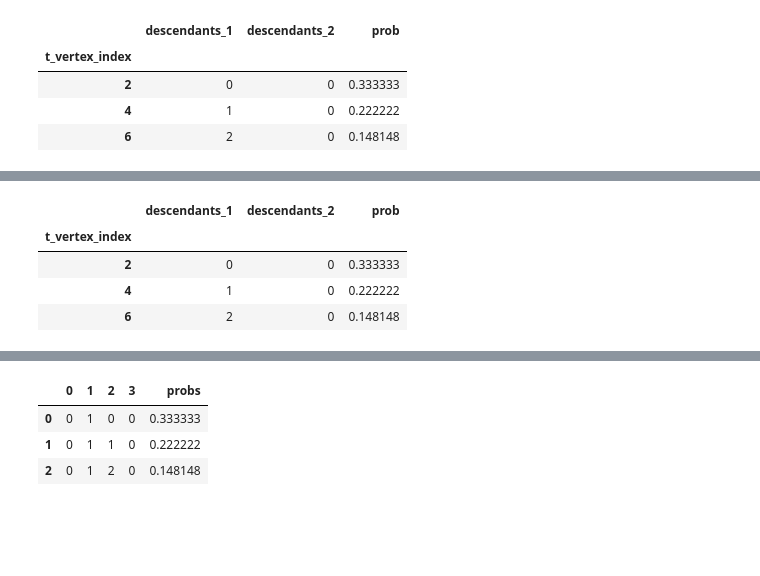
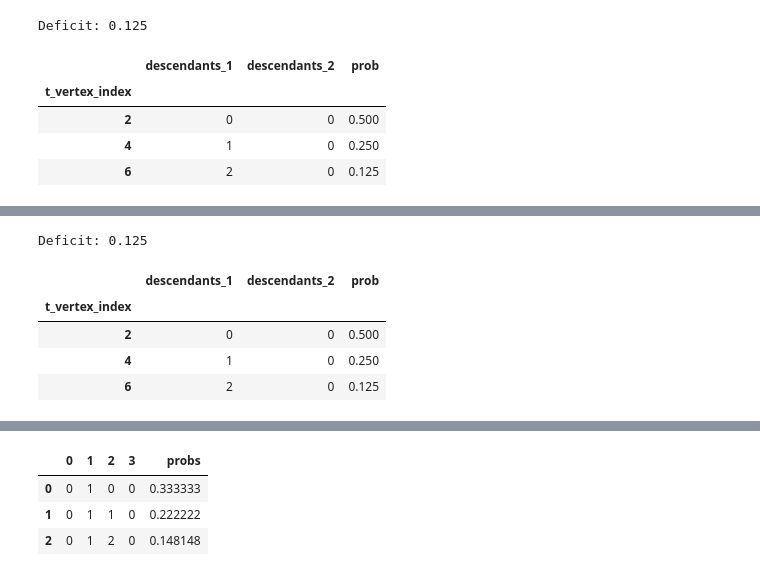
Before and after one commit to munch-group/phasic, a Jupyter notebook: docs/pages/tutorial/time_inhom_joint_prob.ipynb, the cells around one changed output, grey strips where cells are left out. Drawn from its saved outputs; the diff is of its cells as text; code cells hidden in the pictures; blank space fills up the shorter version.

```diff
--- a/docs/pages/tutorial/time_inhom_joint_prob.ipynb
+++ b/docs/pages/tutorial/time_inhom_joint_prob.ipynb
@@ -63,7 +63,7 @@ def clone_with_ipv(self, ipv):
     return new
 
 
-def joint_epoch_graph(self):
+def joint_stop_prob_graph(self):
     """
     Joint graph for computing joint probabilities across continuous time.
     """
@@ -120,8 +120,8 @@ def joint_epoch_graph(self):
 
         if v.index() in t_vertex_indices:
             t_aux_vertex = new.create_vertex([0]*self.state_length())
-            nv.add_edge(t_aux_vertex, [1]*self.state_length())
-            t_aux_vertex.add_edge(nv, [1]*self.state_length())
+            nv.add_edge(t_aux_vertex, [1]*self.param_length())
+            t_aux_vertex.add_edge(nv, [1]*self.param_length())
             t_aux_vertex_indices[v.index()] = t_aux_vertex.index()
             continue
 
@@ -145,7 +145,7 @@ def joint_epoch_graph(self):
     return new, t_aux_vertex_indices
 
 
-def joint_graph_stop_probabilities(self, t, t_aux_map):
+def joint_stop_probabilities(self, t, t_aux_map):
     """
     Joint prob graph IPV at time t. Made special so that t-states in the join graph are never left once entered.
 
@@ -166,7 +166,7 @@ def joint_graph_stop_probabilities(self, t, t_aux_map):
 
 def joint_probs_with_time(self, t, t_aux_map):
 
-    stop_probs = joint_graph_stop_probabilities(self, t, t_aux_map)
+    stop_probs = joint_stop_probabilities(self, t, t_aux_map)
 
     t_vertex_indices = np.array(sorted(t_aux_map.keys()))
 
@@ -175,25 +175,25 @@ def joint_probs_with_time(self, t, t_aux_map):
     return df
 
 
-def joint_graph_next_epoch_ipv(self, t):
+# def joint_graph_next_epoch_ipv(self, t):
 
-    new, t_aux_vertex_indices = joint_epoch_graph(self)
-    return joint_graph_stop_probabilities(new, t, t_aux_vertex_indices)
+#     new, t_aux_vertex_indices = joint_epoch_graph(self)
+#     return joint_graph_stop_probabilities(new, t, t_aux_vertex_indices)
 
 
-def joint_probs_final_epoch(self, t=100):
+# def joint_probs_final_epoch(self, t=100):
 
-    new, t_aux_map = joint_epoch_graph(self)
+#     new, t_aux_map = joint_epoch_graph(self)
 
-    return joint_probs_with_time(new, t, t_aux_map)
+#     return joint_probs_with_time(new, t, t_aux_map)
 
 
 
 N_SAMPLES = 2
-EPOCH_BOUNDARY = 0.5
+EPOCH_BOUNDARY = 0.3
 # EPOCH_BOUNDARY = 10
-TRUE_THETA1 = 1
-TRUE_THETA2 = 2
+TRUE_THETA1 = 2
+TRUE_THETA2 = 0.5
 # MUTATION_RATE = 0.01
 MUTATION_RATE = 1
 REWARD_LIMIT = 2      # cap on mutations per locus the joint graph tracks
@@ -220,24 +220,29 @@ indexer = StateIndexer(
 )
 # base graph ipv
 ipv = [0] * indexer.state_length
-ipv[indexer.lineages.props_to_index(descendants=1)] = N_SAMPLES  # start with N_SAMPLES singletons
+ipv[indexer.lineages.props_to_index(descendants=1)] = N_SAMPLES
 
 graph = Graph(coal_callback, ipv=ipv, indexer=indexer)
+graph.update_weights([TRUE_THETA1])
 graph.plot()
 # %% [output]
 [drawing not drawn]
 # %%
 joint_graph = graph.joint_prob_graph(mutation_rate=MUTATION_RATE, reward_limit=REWARD_LIMIT)
+joint_graph.update_weights([TRUE_THETA1, 1])
 joint_graph.plot(nodesep=0.5)
 # %% [output]
 [drawing not drawn]
 # %%
-joint_graph.joint_prob_table()
+df = joint_graph.joint_prob_table()
+print(f'Deficit: {1 - df.prob.sum():.4g}')
+df
 # %% [output]
+Deficit: 0.125
 |  | descendants_1 | descendants_2 | prob |
 | t_vertex_index |  |  |  |
-| 2 | 0 | 0 | 0.333333 |
-| 4 | 1 | 0 | 0.222222 |
-| 6 | 2 | 0 | 0.148148 |
+| 2 | 0 | 0 | 0.500 |
+| 4 | 1 | 0 | 0.250 |
+| 6 | 2 | 0 | 0.125 |
 # %%
 joint_graph_cont = graph.joint_prob_graph(mutation_rate=MUTATION_RATE, reward_limit=REWARD_LIMIT, discrete=False)
@@ -245,11 +251,14 @@ joint_graph_cont.plot()
 # %% [output]
 [drawing not drawn]
 # %%
-joint_graph_cont.joint_prob_table()
+df = joint_graph_cont.joint_prob_table()
+print(f'Deficit: {1 - df.prob.sum():.4g}')
+df
 # %% [output]
+Deficit: 0.125
 |  | descendants_1 | descendants_2 | prob |
 | t_vertex_index |  |  |  |
-| 2 | 0 | 0 | 0.333333 |
-| 4 | 1 | 0 | 0.222222 |
-| 6 | 2 | 0 | 0.148148 |
+| 2 | 0 | 0 | 0.500 |
+| 4 | 1 | 0 | 0.250 |
+| 6 | 2 | 0 | 0.125 |
 # %%
```
Also changed, not shown: parts of 9 cells of this notebook.
